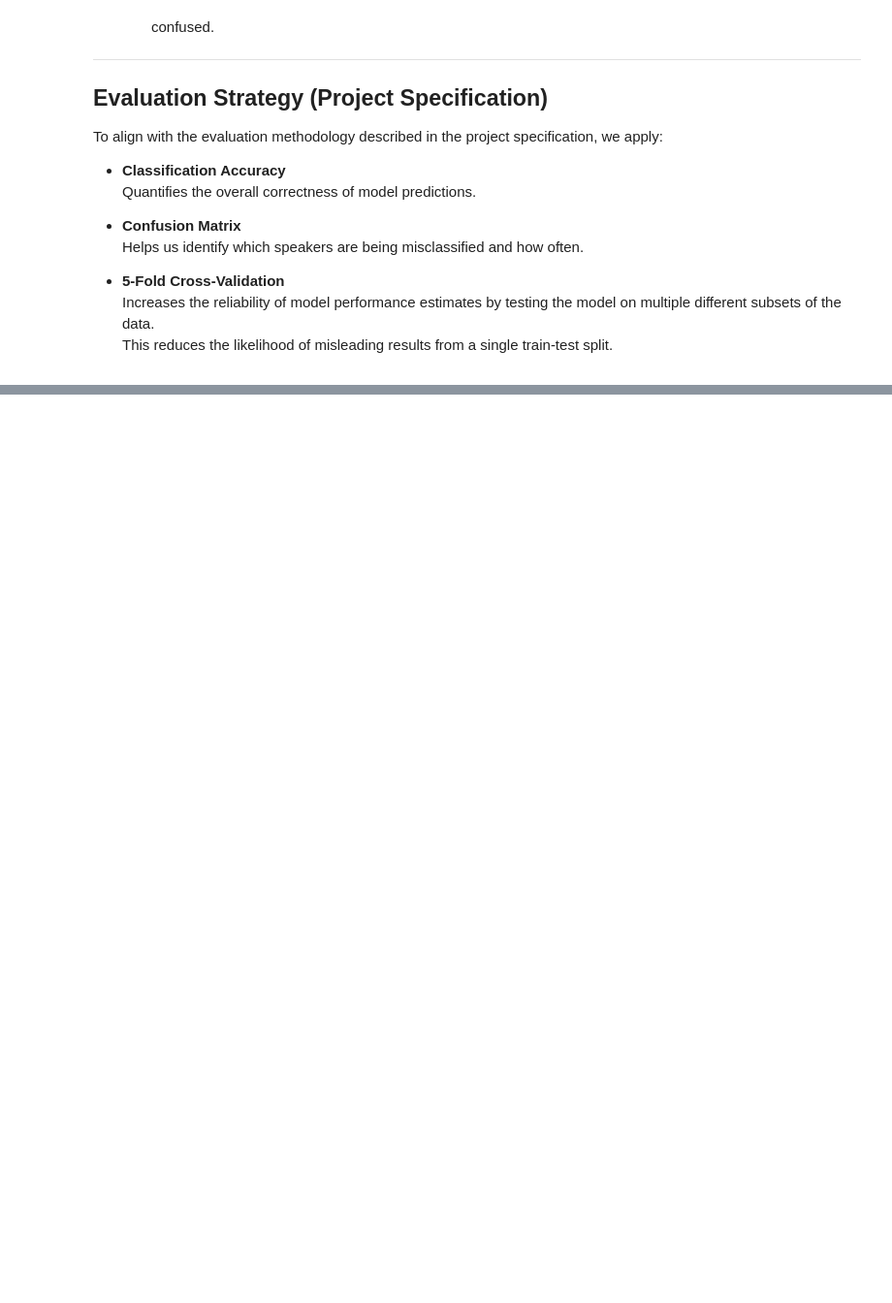
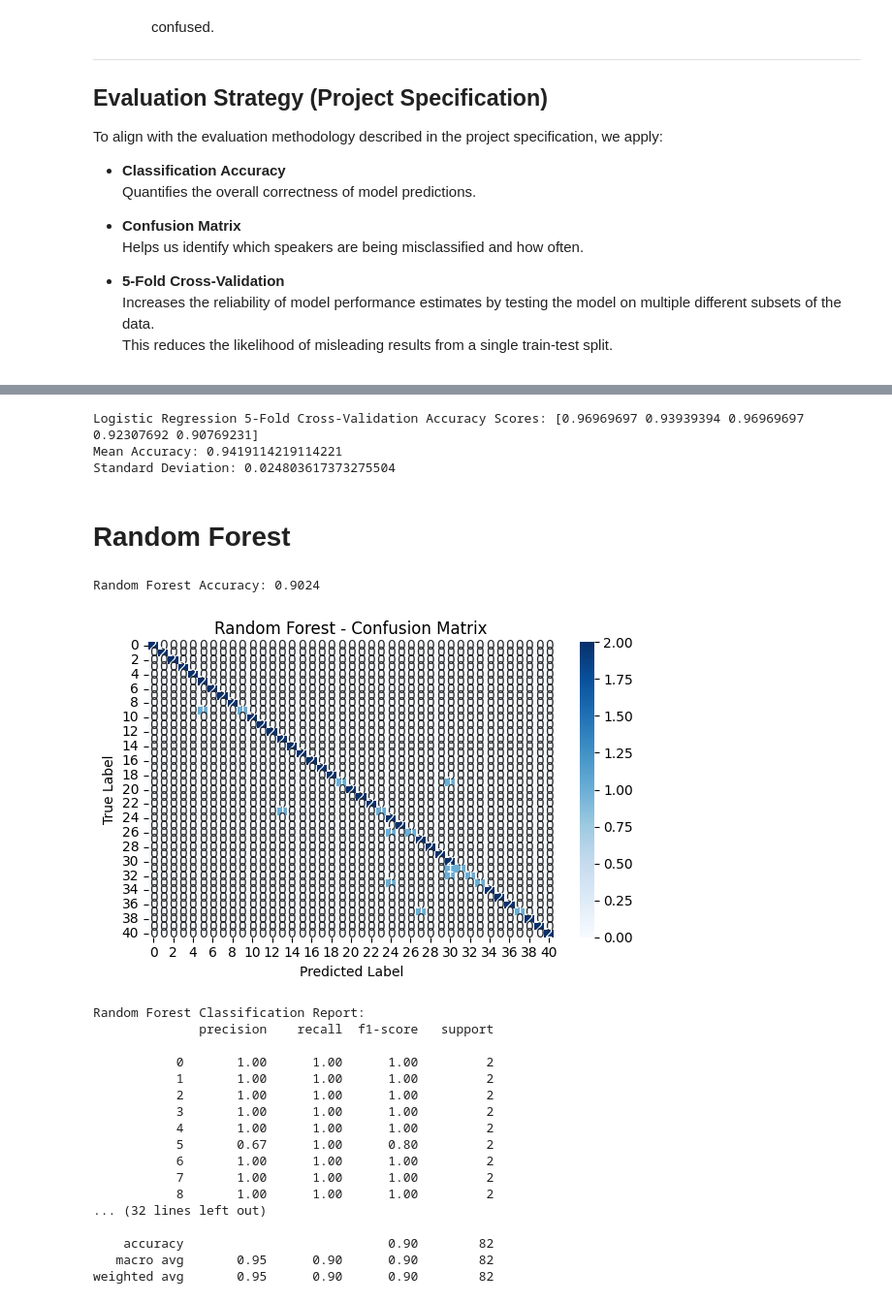
Before and after one commit to ahmedbashir10/VoiceScope, a Jupyter notebook: notebooks/voiceseeker.ipynb, the cells around one changed output, grey strips where cells are left out. Shown at 97% size. Saved outputs shown, nothing was run; the diff lists cells and outputs as text; code cells hidden in the pictures; blank space fills up the shorter version.

```diff
--- a/notebooks/voiceseeker.ipynb
+++ b/notebooks/voiceseeker.ipynb
@@ -657,0 +732,61 @@ weighted avg       0.97      0.96      0.96        82
+# %%
+from sklearn.model_selection import cross_val_score
+import numpy as np
+
+# 5-Fold Cross-Validation for Logistic Regression
+scores_lr = cross_val_score(lr, X_train, y_train, cv=5, scoring='accuracy')
+
+print("Logistic Regression 5-Fold Cross-Validation Accuracy Scores:", scores_lr)
+print("Mean Accuracy:", np.mean(scores_lr))
+print("Standard Deviation:", np.std(scores_lr))
+# %% [output]
+Logistic Regression 5-Fold Cross-Validation Accuracy Scores: [0.96969697 0.93939394 0.96969697 0.92307692 0.90769231]
+Mean Accuracy: 0.9419114219114221
+Standard Deviation: 0.024803617373275504
+# %% [markdown]
+# Random Forest
+# %%
+from sklearn.metrics import accuracy_score, confusion_matrix, classification_report
+import seaborn as sns
+import matplotlib.pyplot as plt
+
+# Predict on test data
+y_pred_rf = rf.predict(X_test)
+
+# Accuracy
+acc_rf = accuracy_score(y_test, y_pred_rf)
+print(f"Random Forest Accuracy: {acc_rf:.4f}")
+
+# Confusion Matrix
+cm_rf = confusion_matrix(y_test, y_pred_rf)
+plt.figure(figsize=(6, 4))
+sns.heatmap(cm_rf, annot=True, fmt='d', cmap='Blues')
+plt.title("Random Forest - Confusion Matrix")
+plt.xlabel("Predicted Label")
+plt.ylabel("True Label")
+plt.tight_layout()
+plt.show()
+
+# Classification Report
+print("Random Forest Classification Report:")
+print(classification_report(y_test, y_pred_rf))
+# %% [output]
+Random Forest Accuracy: 0.9024
+[figure, added]
+Random Forest Classification Report:
+              precision    recall  f1-score   support
+
+           0       1.00      1.00      1.00         2
+           1       1.00      1.00      1.00         2
+           2       1.00      1.00      1.00         2
+           3       1.00      1.00      1.00         2
+           4       1.00      1.00      1.00         2
+           5       0.67      1.00      0.80         2
+           6       1.00      1.00      1.00         2
+           7       1.00      1.00      1.00         2
+           8       1.00      1.00      1.00         2
+... (32 lines left out)
+
+    accuracy                           0.90        82
+   macro avg       0.95      0.90      0.90        82
+weighted avg       0.95      0.90      0.90        82
```
Also changed, not shown: parts of 15 cells of this notebook, 2 other files.
